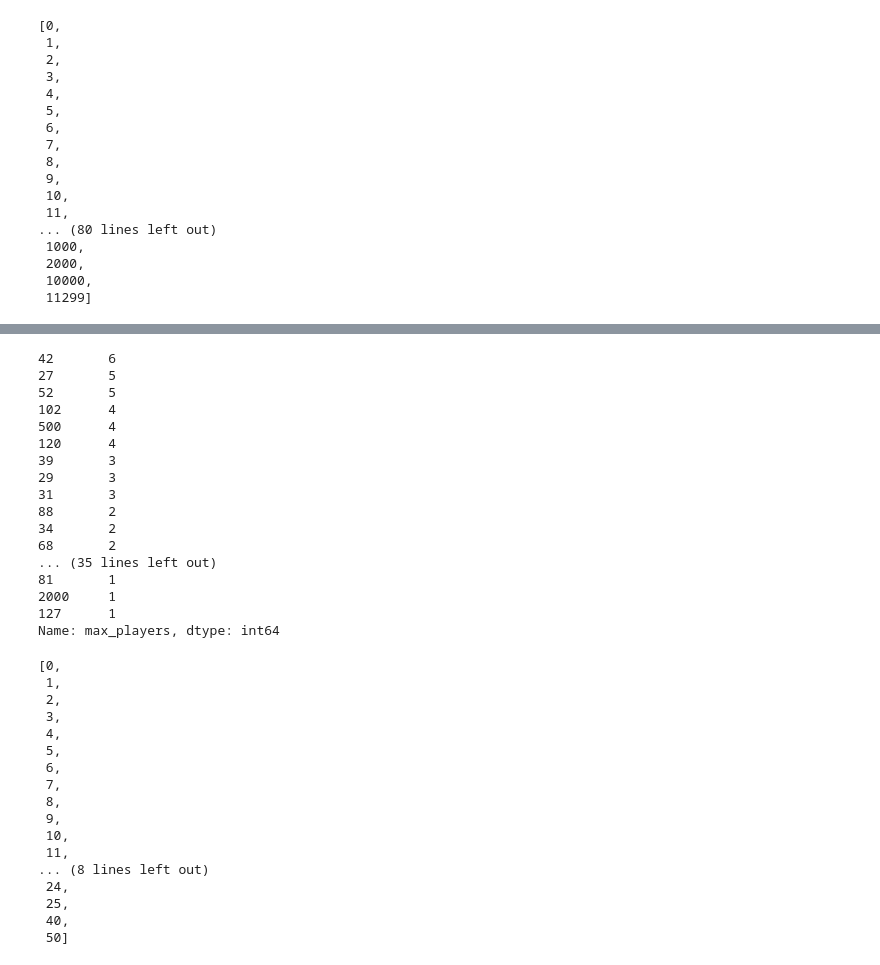
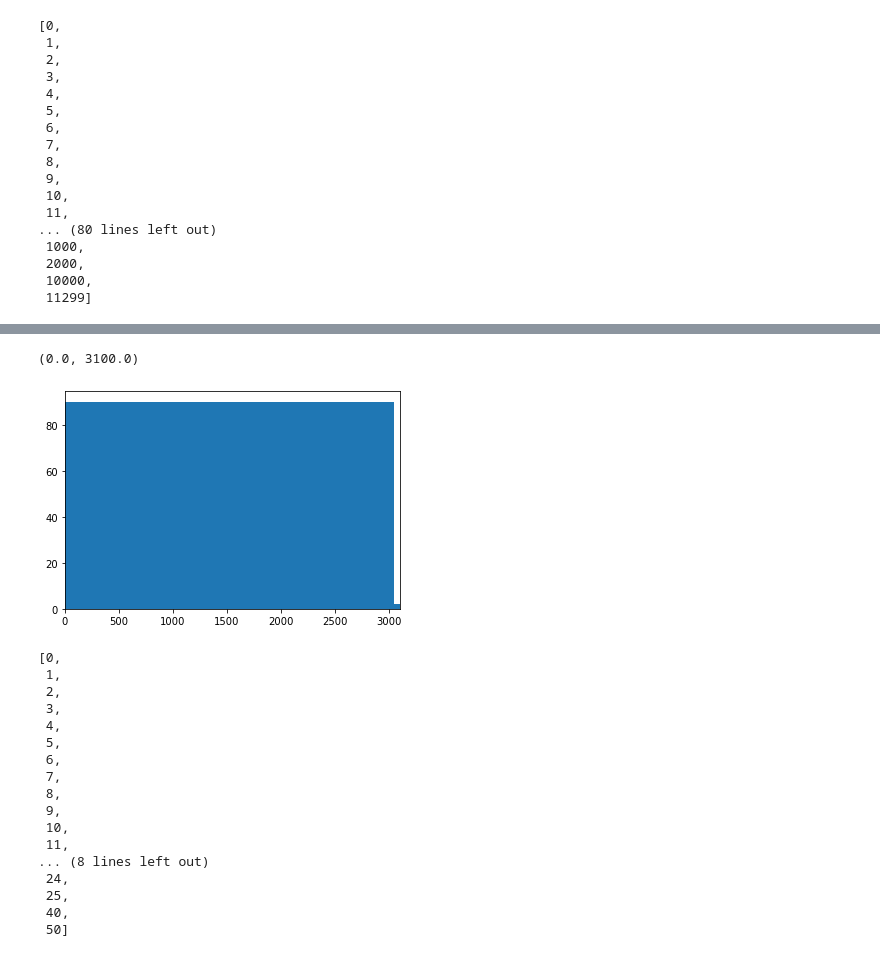
Before and after one commit to cttlc2u/proj5_boardgamerec, a Jupyter notebook: Recommendation.ipynb, the cells around one changed output, grey strips where cells are left out. Cells and saved outputs as stored; diff of their text form; code cells hidden in the pictures.

```diff
--- a/Recommendation.ipynb
+++ b/Recommendation.ipynb
@@ -114,23 +154,11 @@ sorted(df['max_players'].unique())
 # %%
-df['max_players'].value_counts().tail(50)
+maxp = df['max_players'].value_counts()
-# %% [output]
-42       6
-27       5
-52       5
-102      4
-500      4
-120      4
-39       3
-29       3
-31       3
-88       2
-34       2
-68       2
-... (35 lines left out)
-81       1
-2000     1
-127      1
-Name: max_players, dtype: int64
+# %%
+plt.hist(maxp)
+plt.xlim(0,3100)
+# %% [output]
+(0.0, 3100.0)
+[figure, added]
 # %%
 sorted(df['min_players'].unique())
 # %% [output]
```
Also changed, not shown: parts of 31 cells of this notebook, 3 other files.
